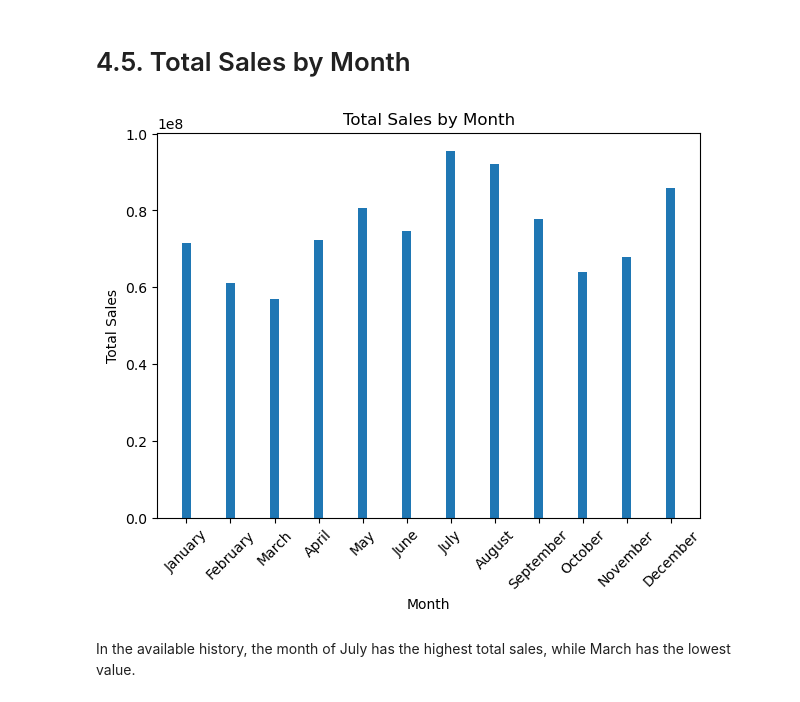
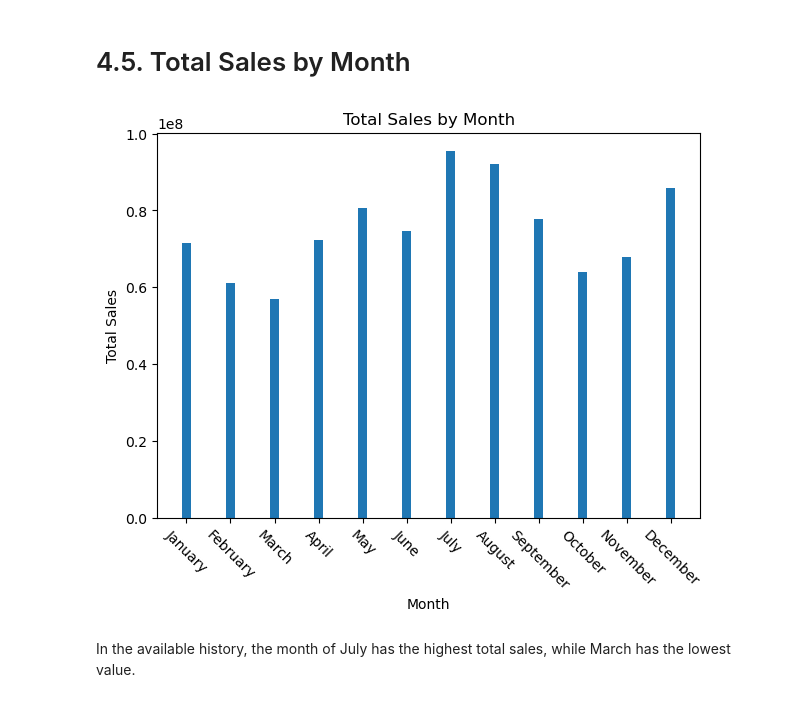
Before and after one commit to dmulysses/datavis-adidas-us-sales-analysis, a Jupyter notebook: adidas-us-sales-analysis.ipynb, the cells around one changed output. Saved outputs shown, nothing was run; the diff lists cells and outputs as text; code cells hidden in the pictures.

```diff
--- a/adidas-us-sales-analysis.ipynb
+++ b/adidas-us-sales-analysis.ipynb
@@ -266,18 +271,18 @@ fig.show('png')
 # %%
 month_sales = data[['month_name', 'Total_Sales']].groupby('month_name', as_index=False, sort=False).sum()
 
 sort_order = ['January','February','March','April','May','June','July','August','September','October','November','December']
 fig, ax = plt.subplots(figsize=(7, 5))
 ax.bar(month_sales['month_name'], month_sales['Total_Sales'], width=0.2)
 ax.set_title('Total Sales by Month')
 ax.set_ylabel('Total Sales')
 ax.set_xlabel('Month')
-plt.xticks(month_sales['month_name'], rotation=45)
+plt.xticks(month_sales['month_name'], rotation=-45)
 
 #Show the plot
 plt.show()
 # %% [output]
-[figure, old version]
+[figure, new version]
 # %% [markdown]
 In the available history, the month of July has the highest total sales, while March has the lowest value.
 # %%
```
Also changed, not shown: parts of 2 cells of this notebook.
